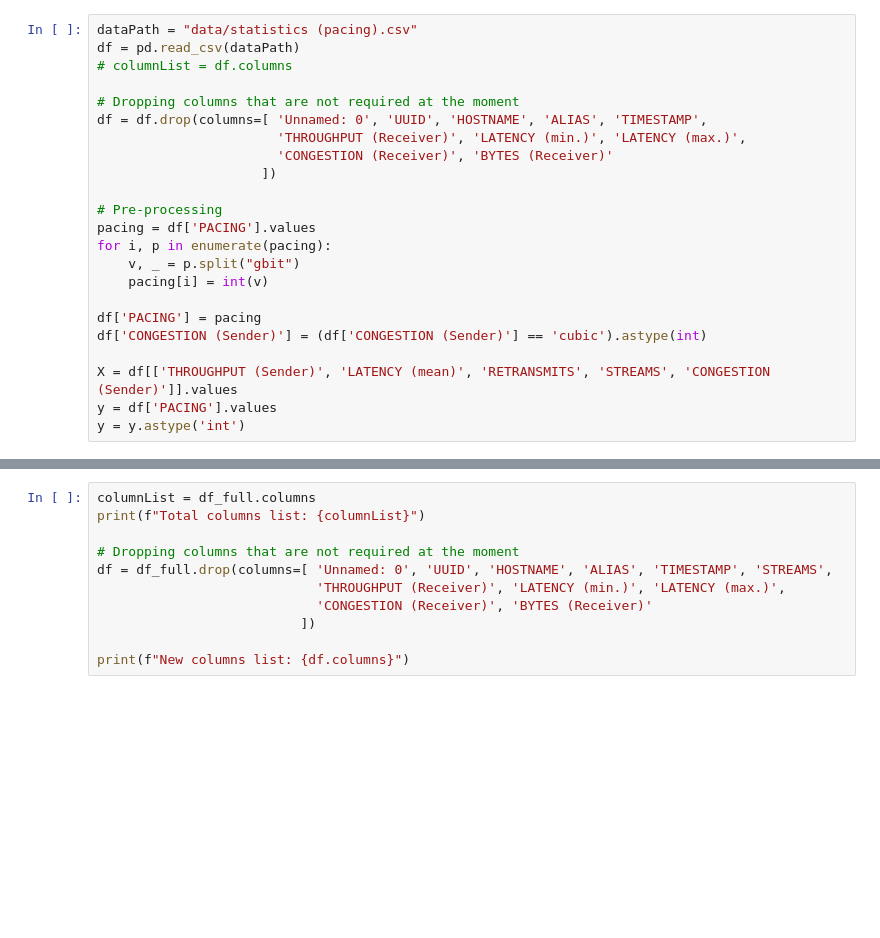
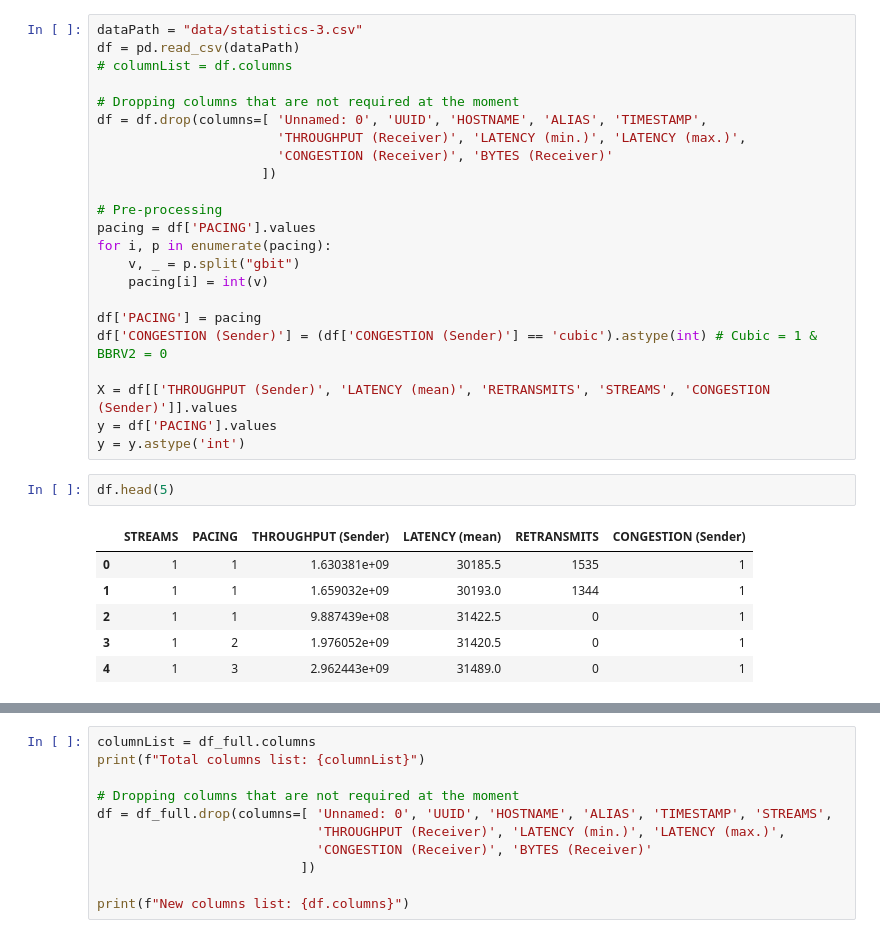
Before and after one commit to eashanadhikarla/kibana-data-retrieval, a Jupyter notebook: pacing/model.ipynb, the cells around one changed output, grey strips where cells are left out. Cells and saved outputs as stored; diff of their text form; blank space fills up the shorter version.

```diff
--- a/pacing/model.ipynb
+++ b/pacing/model.ipynb
@@ -51,7 +50,7 @@ seed_everything()
 device = torch.device("cuda" if torch.cuda.is_available() else "cpu")
 root_dir = os.getcwd()
 # %%
-dataPath = "data/statistics (pacing).csv"
+dataPath = "data/statistics-3.csv"
 df = pd.read_csv(dataPath)
 # columnList = df.columns
 
@@ -68,8 +67,17 @@ for i, p in enumerate(pacing):
     pacing[i] = int(v)
 
 df['PACING'] = pacing
-df['CONGESTION (Sender)'] = (df['CONGESTION (Sender)'] == 'cubic').astype(int)
+df['CONGESTION (Sender)'] = (df['CONGESTION (Sender)'] == 'cubic').astype(int) # Cubic = 1 & BBRV2 = 0
 
 X = df[['THROUGHPUT (Sender)', 'LATENCY (mean)', 'RETRANSMITS', 'STREAMS', 'CONGESTION (Sender)']].values
 y = df['PACING'].values
 y = y.astype('int')
+# %%
+df.head(5)
+# %% [output]
+|  | STREAMS | PACING | THROUGHPUT (Sender) | LATENCY (mean) | RETRANSMITS | CONGESTION (Sender) |
+| 0 | 1 | 1 | 1.630381e+09 | 30185.5 | 1535 | 1 |
+| 1 | 1 | 1 | 1.659032e+09 | 30193.0 | 1344 | 1 |
+| 2 | 1 | 1 | 9.887439e+08 | 31422.5 | 0 | 1 |
+| 3 | 1 | 2 | 1.976052e+09 | 31420.5 | 0 | 1 |
+| 4 | 1 | 3 | 2.962443e+09 | 31489.0 | 0 | 1 |
```
Also changed, not shown: parts of 6 cells of this notebook, 4 other files.
